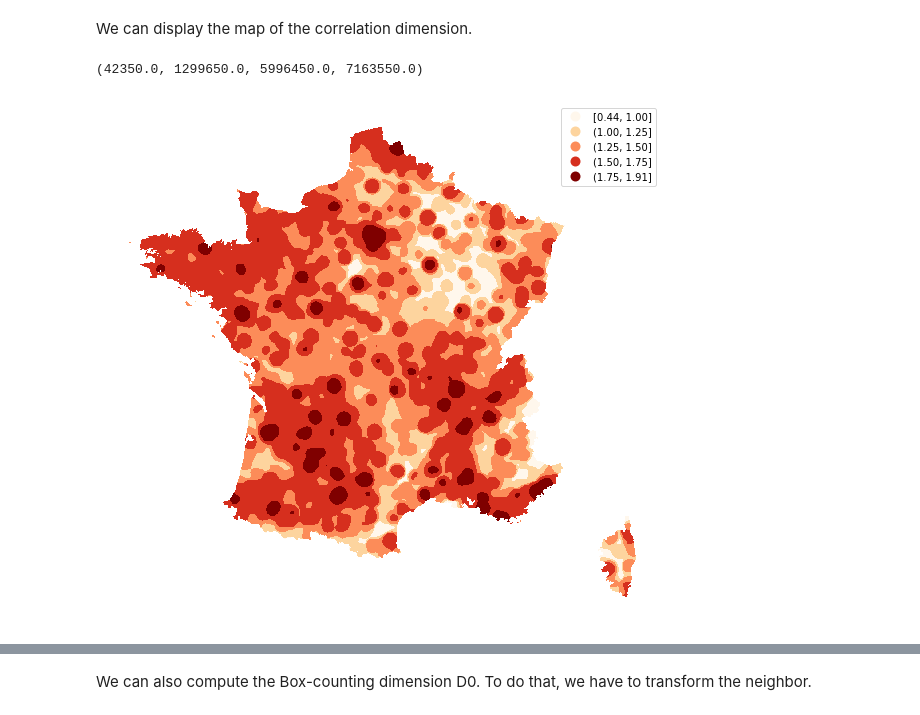
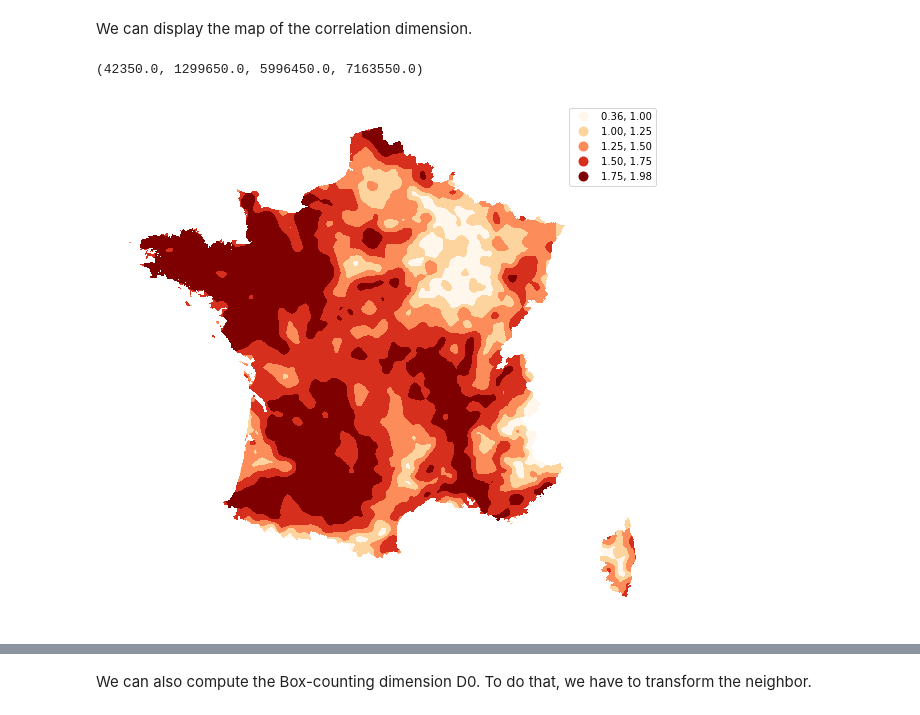
Before and after one commit to fsemecurbe/GWFA, a Jupyter notebook: Gwfa.ipynb, the cells around one changed output, grey strips where cells are left out. Drawn from its saved outputs; the diff is of its cells as text; code cells hidden in the pictures.

```diff
--- a/Gwfa.ipynb
+++ b/Gwfa.ipynb
@@ -60,4 +91,12 @@ scale_function = btbpy.kernelSmoothing(neighbors, '2154', 1000, 20000, fr_1km, v
 # %% [markdown]
 The correlation dimension is the slope of the curves of the log(scale fonction) versus log(radius).
-# %%
-scale_function['D_2'] = scale_function[list_of_radius.astype(str)].apply(lambda x :LinearRegression().fit(np.log(list_of_radius).reshape(list_of_radius.size,1), np.log(x)).coef_[0] ,   axis=1 )
+# %%
+Beta_radius = (np.log2(list_of_radius) - np.log2(list_of_radius).mean())/ np.log2(list_of_radius).var() / 4
+# %%
+D2_radius = ['D2_' + s  for s in list_of_radius.astype(str)]
+D1_radius = ['D1_' + s  for s in list_of_radius.astype(str)]
+D0_radius = ['D0_' + s  for s in list_of_radius.astype(str)]
+# %%
+scale_function['D_2'] =  scale_function[D2_radius].mul(Beta_radius).sum(1)
+scale_function['D_1'] =  scale_function[D1_radius].mul(Beta_radius).sum(1)
+scale_function['D_0'] =  -scale_function[D0_radius].mul(Beta_radius).sum(1)
@@ -65,8 +120,8 @@ scale_function['D_2'] = scale_function[list_of_radius.astype(str)].apply(lambda
 We can display the map of the correlation dimension.
 # %%
 bins = [1, 1.25, 1.5, 1.75]
-ax = scale_function.plot('D_2', scheme = 'User_Defined', classification_kwds={'bins':bins}, figsize=(10,10), legend=True, cmap='OrRd')
+ax = scale_function.plot('D_0', scheme = 'User_Defined', classification_kwds={'bins':bins}, figsize=(10,10), legend=True, cmap='OrRd')
 ax.axis(False)
 # %% [output]
 (42350.0, 1299650.0, 5996450.0, 7163550.0)
-[figure, old version]
+[figure, new version]
```
Also changed, not shown: parts of 6 cells of this notebook.
